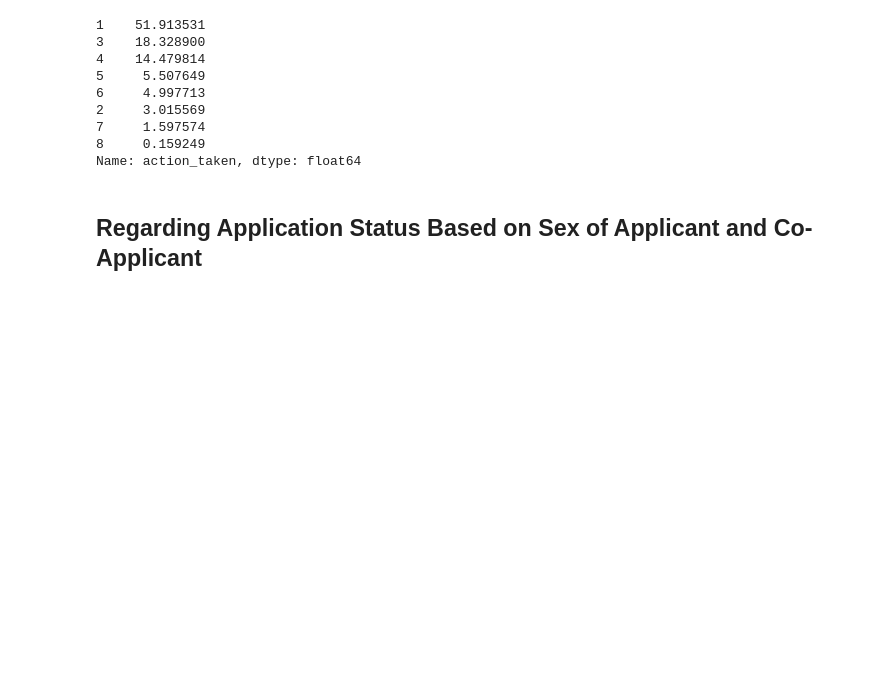
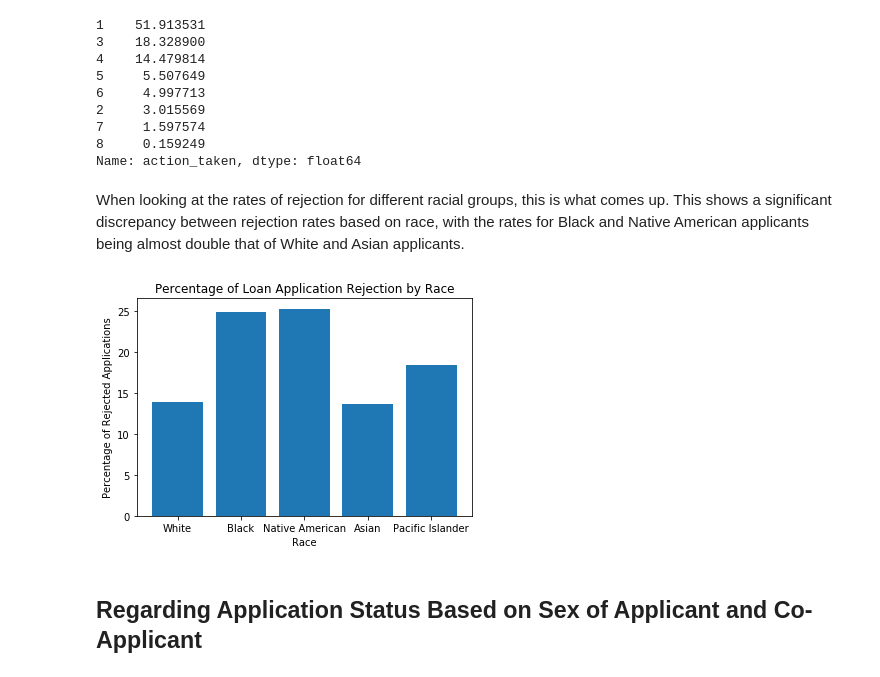
Before and after one commit to rakeshsenthil/DSC167_HMDA_Ethics, a Jupyter notebook: Paper1_checkpoint_2_submission.ipynb, the cells around one changed output. Cells and saved outputs as stored; diff of their text form; code cells hidden in the pictures; blank space fills up the shorter version.

Commit message:
Added Bar Chart for Rejection Rates

```diff
--- a/Paper1_checkpoint_2_submission.ipynb
+++ b/Paper1_checkpoint_2_submission.ipynb
@@ -103,6 +104,19 @@ pa_action['action_taken'].value_counts(normalize=True) * 100
 7     1.597574
 8     0.159249
 Name: action_taken, dtype: float64
+# %% [markdown]
+When looking at the rates of rejection for different racial groups, this is what comes up. This shows a significant discrepancy between rejection rates based on race, with the rates for Black and Native American applicants being almost double that of White and Asian applicants.
+# %%
+race = ['White', 'Black', 'Native American', 'Asian', 'Pacific Islander']
+reject = [13.936836, 24.862152, 25.251852, 13.691896, 18.328900]
+
+plt.bar(race, reject)
+plt.title('Percentage of Loan Application Rejection by Race')
+plt.xlabel('Race')
+plt.ylabel('Percentage of Rejected Applications')
+plt.show()
+# %% [output]
+[figure, added]
 # %% [markdown]
 ## Regarding Application Status Based on Sex of Applicant and Co-Applicant
 # %%
```
Also changed, not shown: parts of 1 cell of this notebook.
